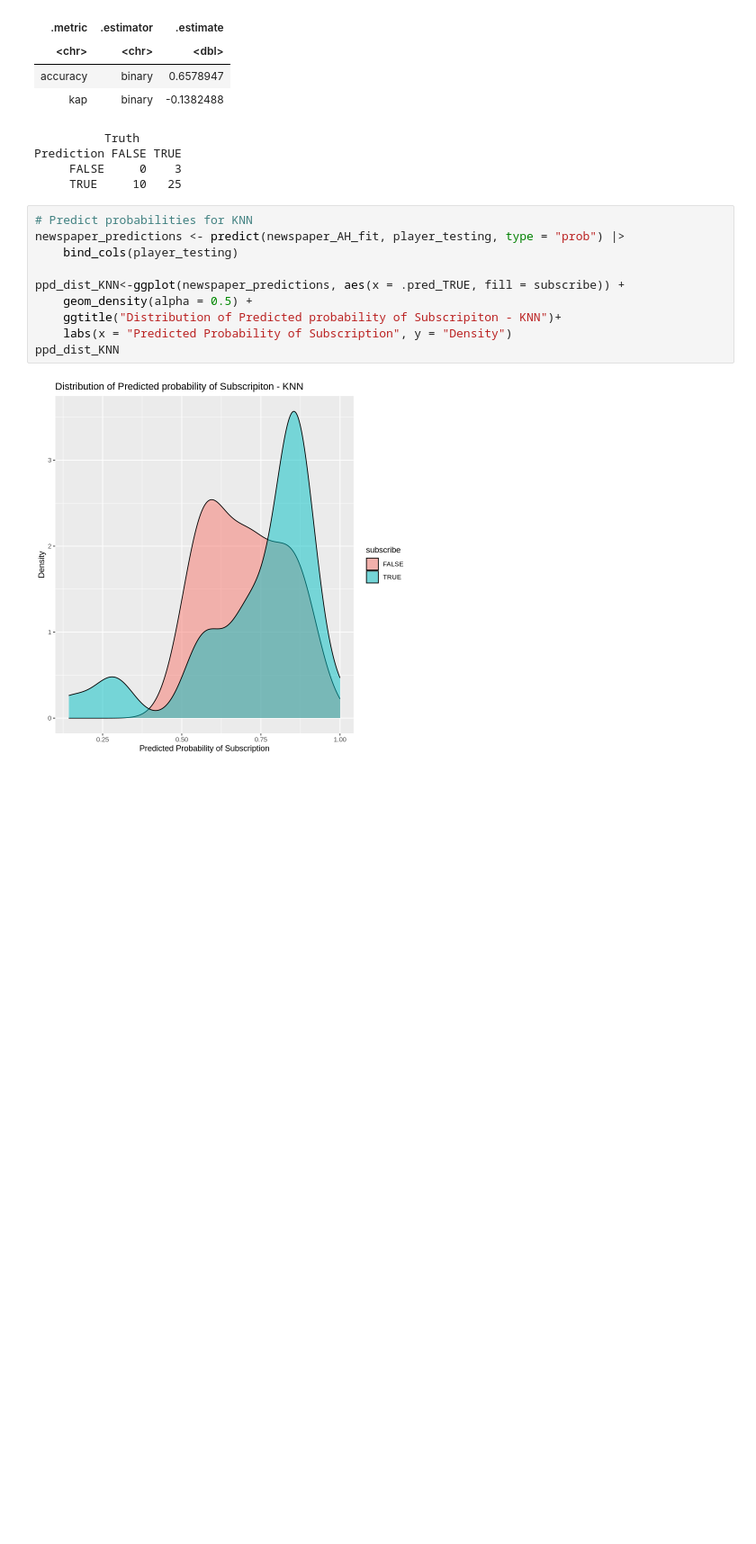
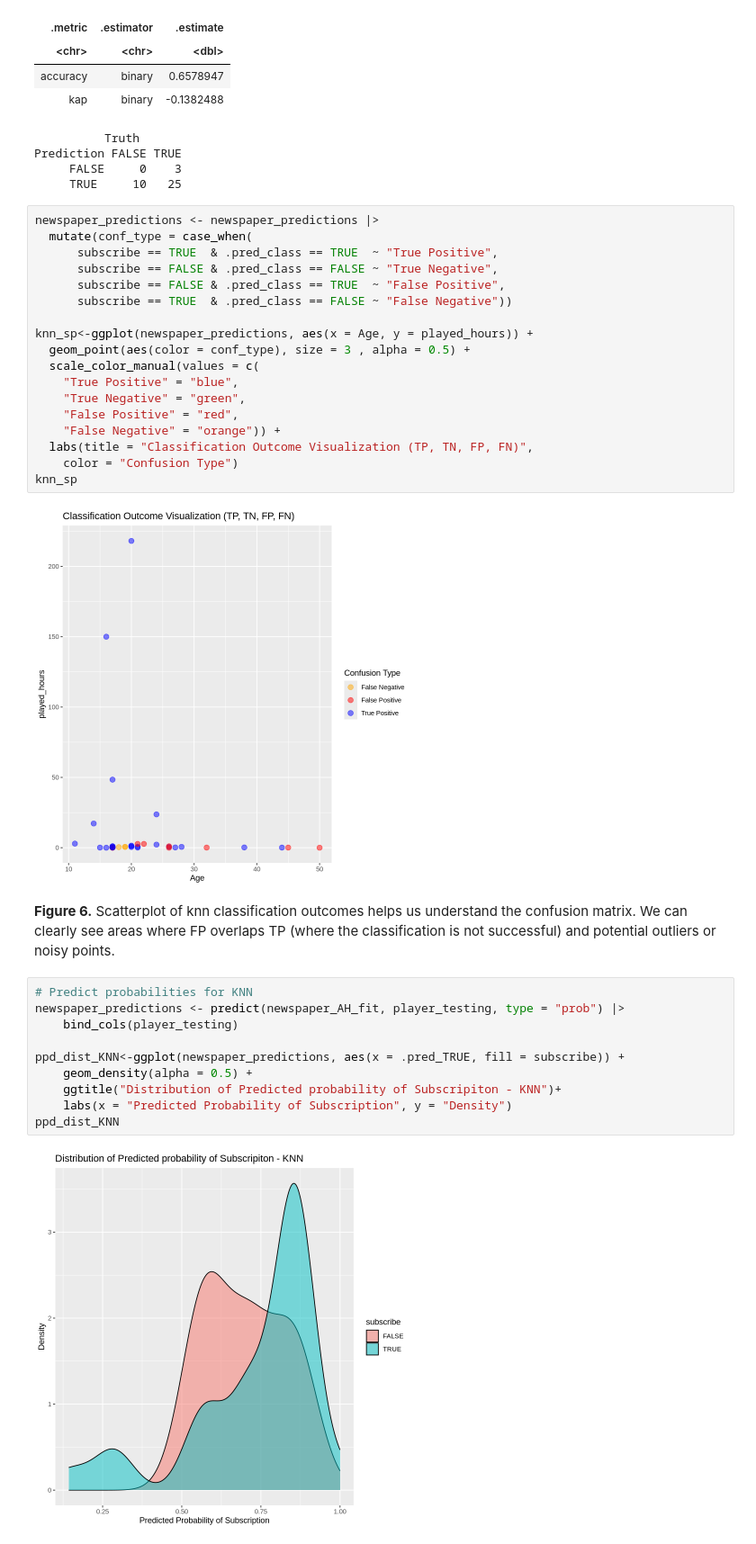
Before and after one commit to evanvoorbergen/DSCI100-group2project, a Jupyter notebook: group_2.ipynb, the cells around one changed output. Shown at 90% size. Drawn from its saved outputs; the diff is of its cells as text; blank space fills up the shorter version.

Commit message:
Figure 6, expectations for Discussion

```diff
--- a/group_2.ipynb
+++ b/group_2.ipynb
@@ -481,6 +482,28 @@ A tibble: 2 × 3
 Prediction FALSE TRUE
      FALSE     0    3
      TRUE     10   25
+# %%
+newspaper_predictions <- newspaper_predictions |>
+  mutate(conf_type = case_when(
+      subscribe == TRUE  & .pred_class == TRUE  ~ "True Positive",
+      subscribe == FALSE & .pred_class == FALSE ~ "True Negative",
+      subscribe == FALSE & .pred_class == TRUE  ~ "False Positive",
+      subscribe == TRUE  & .pred_class == FALSE ~ "False Negative"))
+
+knn_sp<-ggplot(newspaper_predictions, aes(x = Age, y = played_hours)) +
+  geom_point(aes(color = conf_type), size = 3 , alpha = 0.5) +
+  scale_color_manual(values = c(
+    "True Positive" = "blue",
+    "True Negative" = "green",
+    "False Positive" = "red",
+    "False Negative" = "orange")) +
+  labs(title = "Classification Outcome Visualization (TP, TN, FP, FN)",
+    color = "Confusion Type")
+knn_sp
+# %% [output]
+[figure, added]
+# %% [markdown]
+**Figure 6.** Scatterplot of knn classification outcomes helps us understand the confusion matrix. We can clearly see areas where FP overlaps TP (where the classification is not successful) and potential outliers or noisy points.
 # %%
 # Predict probabilities for KNN
 newspaper_predictions <- predict(newspaper_AH_fit, player_testing, type = "prob") |>
```
Also changed, not shown: parts of 4 cells of this notebook.
